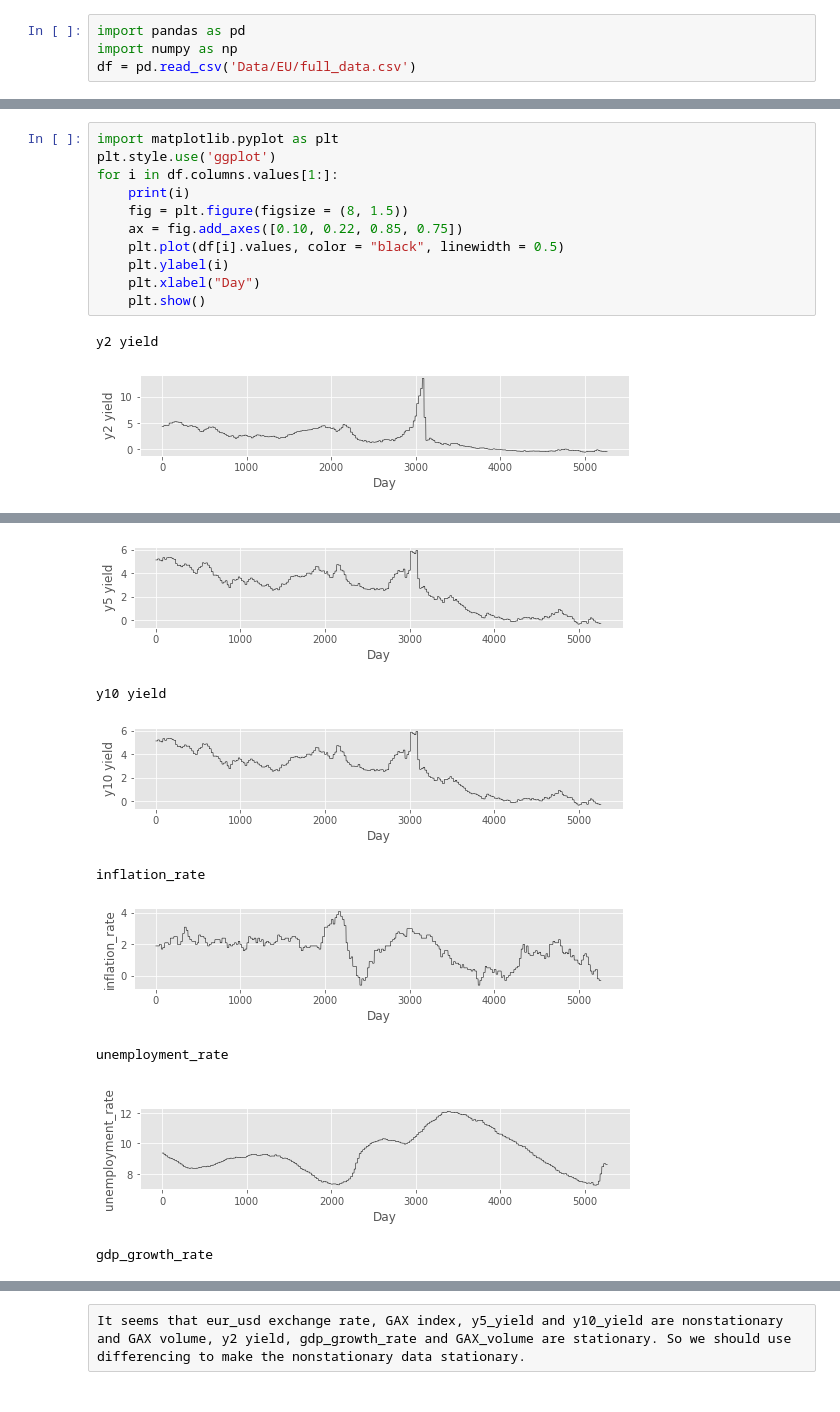
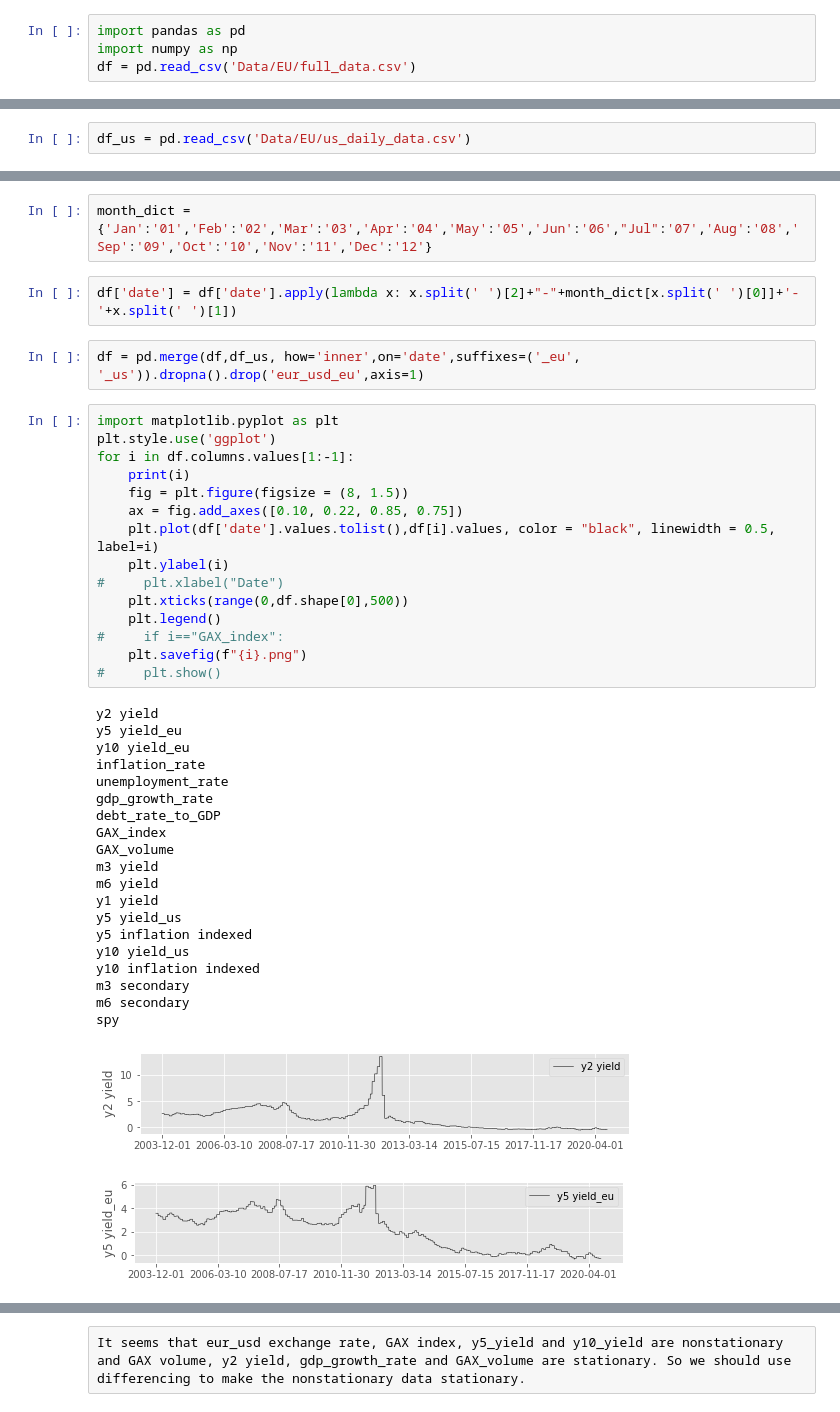
Before and after one commit to TimGladyshev/MLFinal, a Jupyter notebook: VARMA.ipynb, the cells around one changed output, grey strips where cells are left out. Drawn from its saved outputs; the diff is of its cells as text.

```diff
--- a/VARMA.ipynb
+++ b/VARMA.ipynb
@@ -10,0 +9,2 @@ df.dropna(inplace=True)
+# %%
+df_us = pd.read_csv('Data/EU/us_daily_data.csv')
@@ -11,14 +27,43 @@ df.dropna(inplace=True)
+# %%
+month_dict = {'Jan':'01','Feb':'02','Mar':'03','Apr':'04','May':'05','Jun':'06',"Jul":'07','Aug':'08','Sep':'09','Oct':'10','Nov':'11','Dec':'12'}
+# %%
+df['date'] = df['date'].apply(lambda x: x.split(' ')[2]+"-"+month_dict[x.split(' ')[0]]+'-'+x.split(' ')[1])
+# %%
+df = pd.merge(df,df_us, how='inner',on='date',suffixes=('_eu', '_us')).dropna().drop('eur_usd_eu',axis=1)
 # %%
 import matplotlib.pyplot as plt
 plt.style.use('ggplot')
-for i in df.columns.values[1:]:
+for i in df.columns.values[1:-1]:
     print(i)
     fig = plt.figure(figsize = (8, 1.5))
     ax = fig.add_axes([0.10, 0.22, 0.85, 0.75])
-    plt.plot(df[i].values, color = "black", linewidth = 0.5)
+    plt.plot(df['date'].values.tolist(),df[i].values, color = "black", linewidth = 0.5, label=i)
     plt.ylabel(i)
-    plt.xlabel("Day")
-    plt.show()
+#     plt.xlabel("Date")
+    plt.xticks(range(0,df.shape[0],500))
+    plt.legend()
+#     if i=="GAX_index":
+    plt.savefig(f"{i}.png")
+#     plt.show()
 # %% [output]
 y2 yield
+y5 yield_eu
+y10 yield_eu
+inflation_rate
+unemployment_rate
+gdp_growth_rate
+debt_rate_to_GDP
+GAX_index
+GAX_volume
+m3 yield
+m6 yield
+y1 yield
+y5 yield_us
+y5 inflation indexed
+y10 yield_us
+y10 inflation indexed
+m3 secondary
+m6 secondary
+spy
-[figure, old version]
+[figure, new version]
+[figure, new version]
@@ -26,8 +79,0 @@ y5 yield
-[figure, old version]
-y10 yield
-[figure, old version]
-inflation_rate
-[figure, old version]
-unemployment_rate
-[figure, old version]
-gdp_growth_rate
```
Also changed, not shown: parts of 38 cells of this notebook, 5 other files.
